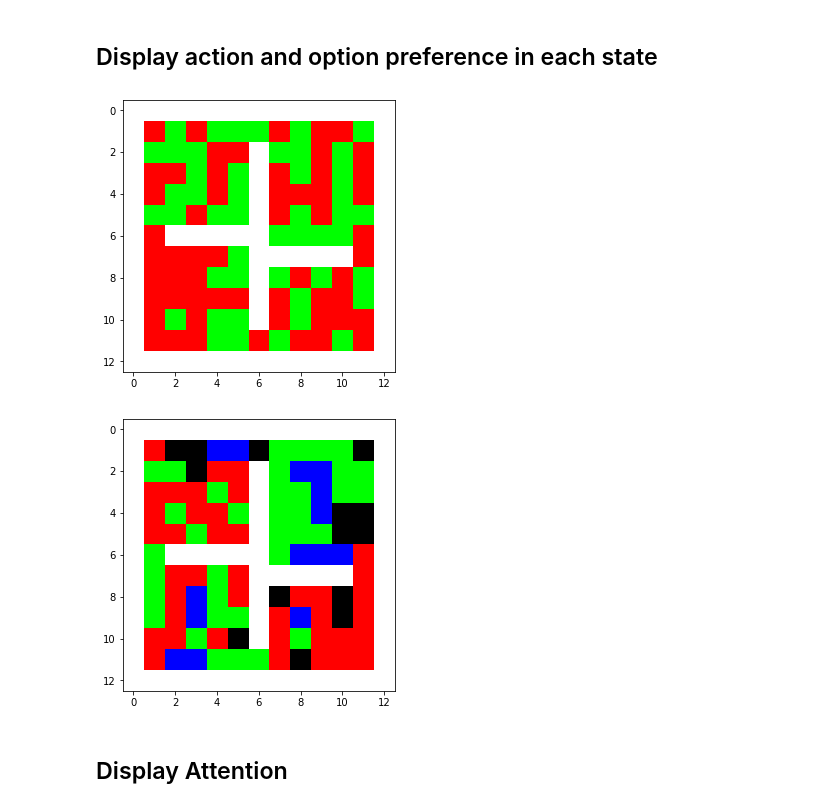
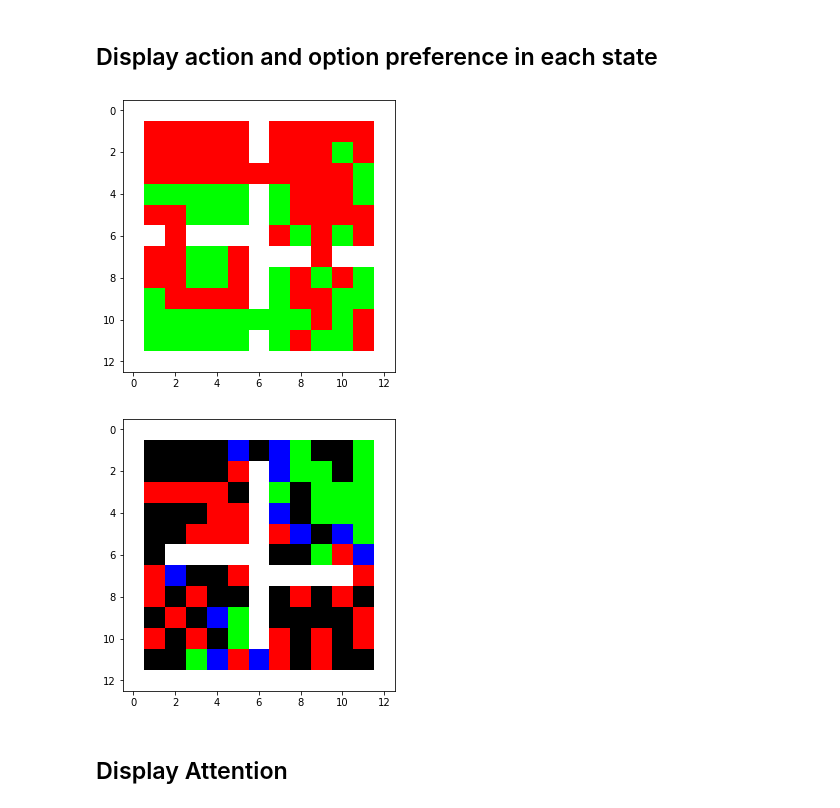
Before and after one commit to covector/AOAOC, a Jupyter notebook: code/Experiment.ipynb, the cells around one changed output. Drawn from its saved outputs; the diff is of its cells as text; code cells hidden in the pictures.

```diff
--- a/code/Experiment.ipynb
+++ b/code/Experiment.ipynb
@@ -14,7 +14,7 @@ from visualize import Visualization
 class Arguments:
     def __init__(self):
         # Numbers
-        self.nepisodes=4000
+        self.nepisodes=3000
         self.nruns=1
         self.nsteps=2000
         self.noptions=2
@@ -23,9 +23,7 @@ class Arguments:
         self.lr_term=0.1
         self.lr_intra=0.25
         self.lr_critic=0.5
-        self.lr_critic_pseudo=0.5
         self.lr_criticA=0.5
-        self.lr_criticA_pseudo=0.5
         self.lr_attend=0.02
 
         # Environment Parameters
@@ -35,35 +33,32 @@ class Arguments:
         self.modified = True
 
         # Attention Parameters
-        self.h_learn = False
+        self.h_learn = True
         self.normalize = True
-
-        # Distraction Parameters
-        self.xi=0.
-        self.n=0.5
 
         # Policy Parameters
         self.epsilon=1e-1
         self.temp=1.
 
         # Objective Parameters
-        self.wo1 = 1.   #q
-        self.wo2 = 1.    #cosim
+        self.wo1 = 0.5   #q
+        self.wo2 = 2.    #cosim
         self.wo3 = 0.    #entropy
         self.wo4 = 0.    #size
-        self.wo4p = 2
 
         # Randomness Parameters
         self.seed=2222
         self.seed_startstate=1111
 
         # Display Parameters
-        self.showMap = True
+        self.showMap = False
         self.showAttention = False
+        self.showOptPref = False
+        self.showFrequency = 10
 
         # Other Parameters
         self.baseline=True
-        self.dc = 0.2
+        self.dc = 2.
 
 
 args = Arguments()
@@ -70,3 +67,18 @@ args = Arguments()
+# %%
+# Changing self.wo2 and self.dc
+runs = 1
+algo = "aoaoc"
+
+wo2List = [0, 0.5, 1, 2, 4]
+dcList = [0.5, 1, 2, 3]
+aoaocSet = []
+for wo in wo2List:
+    for dc in dcList:
+        aoaocSet.append([wo, dc])
+
+dcSet = [0, 0.5, 1, 2, 3, 4, 5]
+
+testSet = aoaocSet if algo=="aoaoc" else (dcSet if algo=="dc" else [0])
 # %% [markdown]
 # Run
 # %% [markdown]
@@ -219,15 +260,15 @@ for step in range(args.nsteps):
 ## Display action and option preference in each state
 # %%
 # Display option preference
-viz.showPref(policy_over_options.weightsP)
+viz.showPref(policy_over_options.weights)
 # %% [output]
-[figure, old version]
+[figure, new version]
 # %%
-opt = 0
+opt = 1
 # Display action preference for opt
-viz.showPref(options[opt].weightsP)
+viz.showPref(options[opt].weights)
 # %% [output]
-[figure, old version]
+[figure, new version]
 # %% [markdown]
 ## Display Attention
 # %%
```
Also changed, not shown: parts of 5 cells of this notebook, 7 other files.
